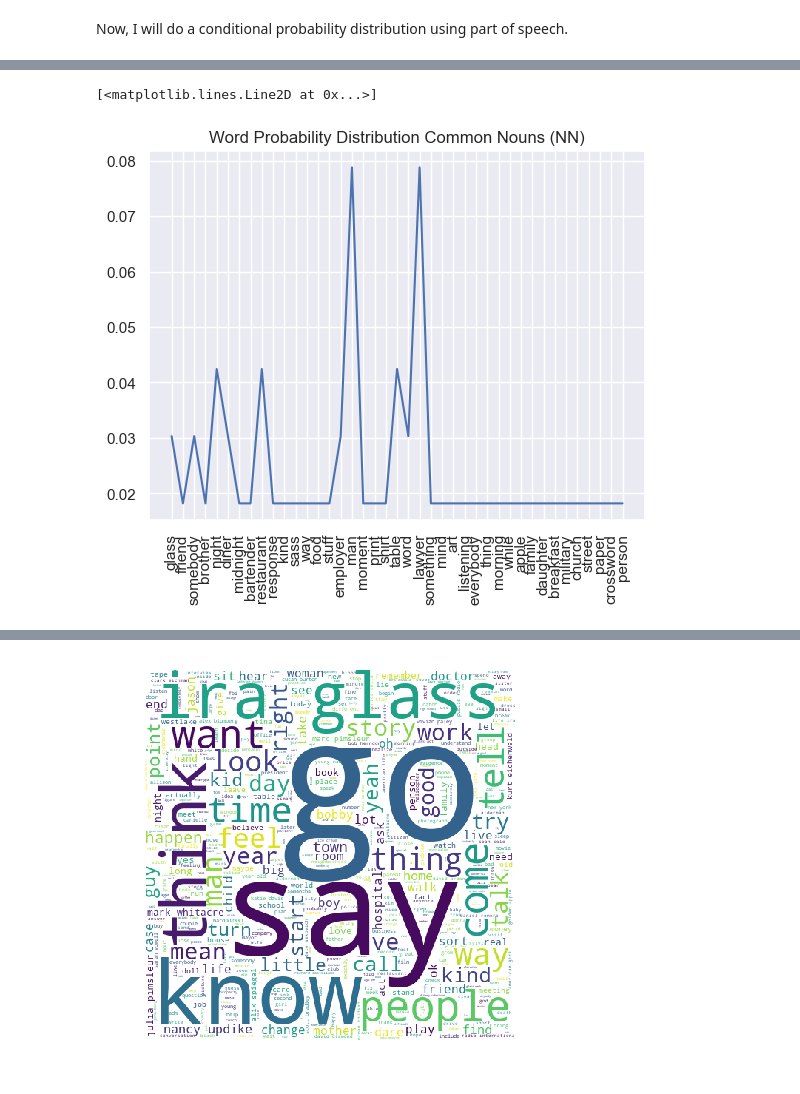
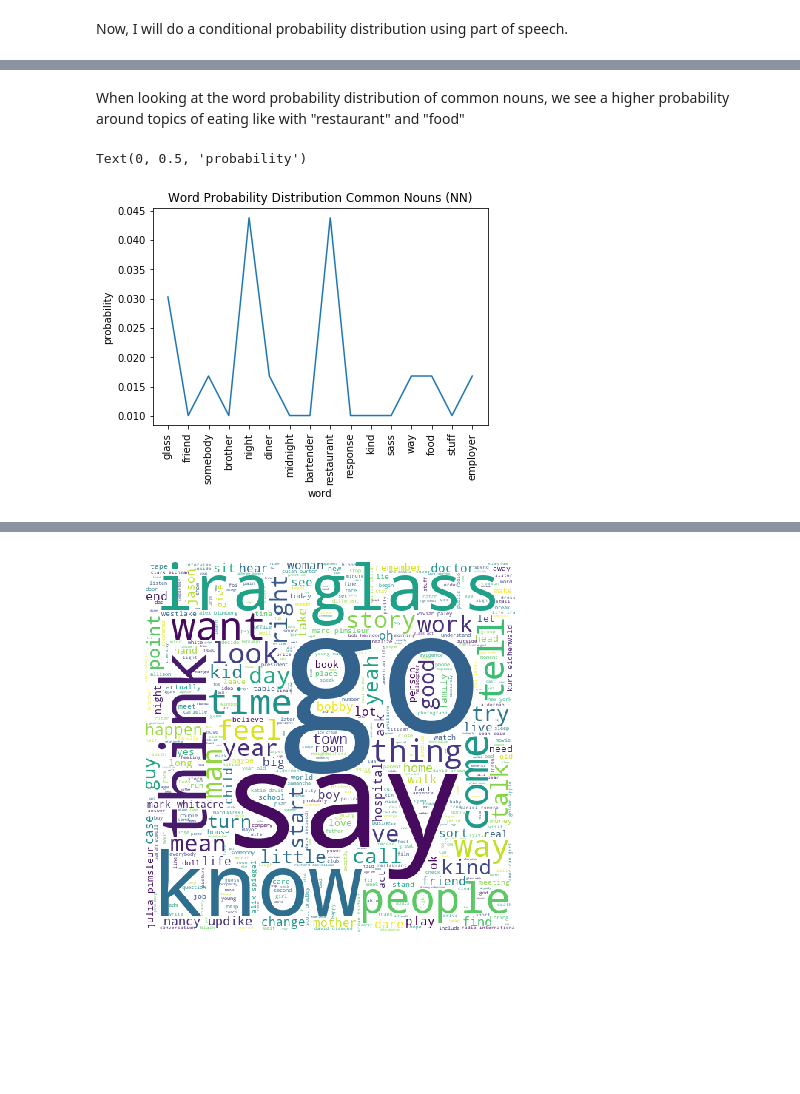
Before and after one commit to laurenjli/Content-Analysis-2020, a Jupyter notebook: week-4/4-Counting-Words-Phrases.ipynb, the cells around one changed output, grey strips where cells are left out. Drawn from its saved outputs; the diff is of its cells as text; code cells hidden in the pictures; blank space fills up the shorter version.

```diff
--- a/week-4/4-Counting-Words-Phrases.ipynb
+++ b/week-4/4-Counting-Words-Phrases.ipynb
@@ -893,0 +888,12 @@ go
+# %%
+words=[]
+prob=[]
+for i in tal_cp[3].samples():
+    words.append(i)
+    prob.append(tal_cp[3].prob(i))
+
+plt.title('Conditional Probability Distribution')
+plt.xticks(rotation=90)
+plt.plot(words,prob)
+plt.xlabel('word')
+plt.ylabel('probability')
@@ -945,13 +956,21 @@ man
+# %% [markdown]
+When looking at the word probability distribution of common nouns, we see a higher probability around topics of eating like with "restaurant" and "food"
 # %%
 words=[]
 prob=[]
+count=0
 for i in talcpdist_POStoWord['NN'].samples():
+    if count > 15:
+        break
     words.append(i)
     prob.append(talcpdist_POStoWord['NN'].prob(i))
+    count+=1
 
 plt.title('Word Probability Distribution Common Nouns (NN)')
 plt.xticks(rotation=90)
 plt.plot(words,prob)
+plt.xlabel('word')
+plt.ylabel('probability')
 # %% [output]
-[<matplotlib.lines.Line2D at 0x...>]
+Text(0, 0.5, 'probability')
-[figure, old version]
+[figure, new version]
```
Also changed, not shown: parts of 28 cells of this notebook.
